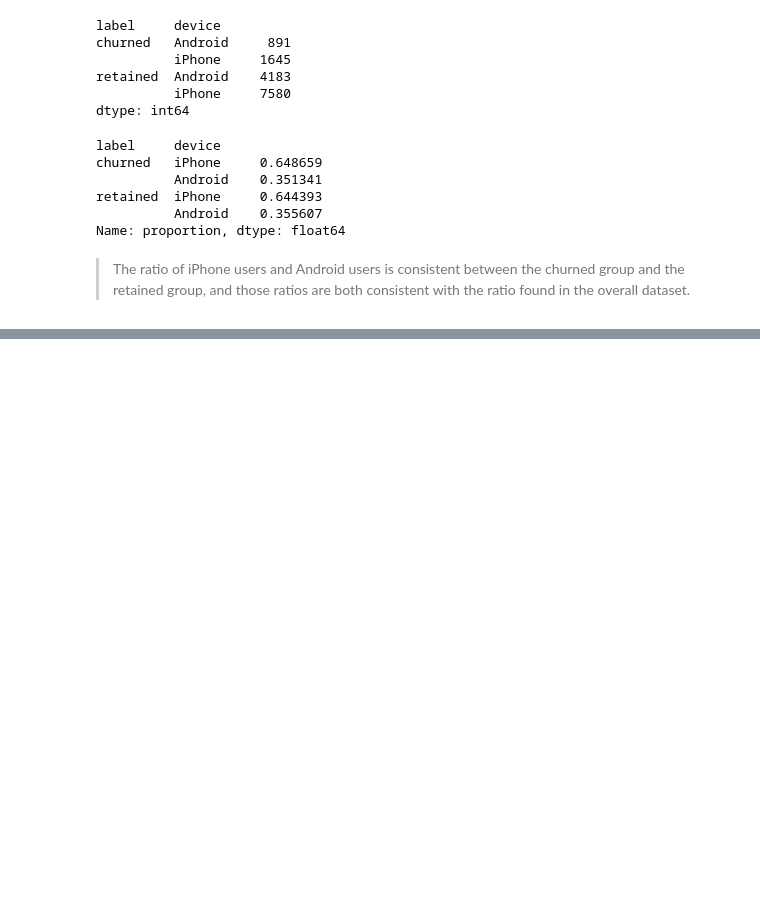
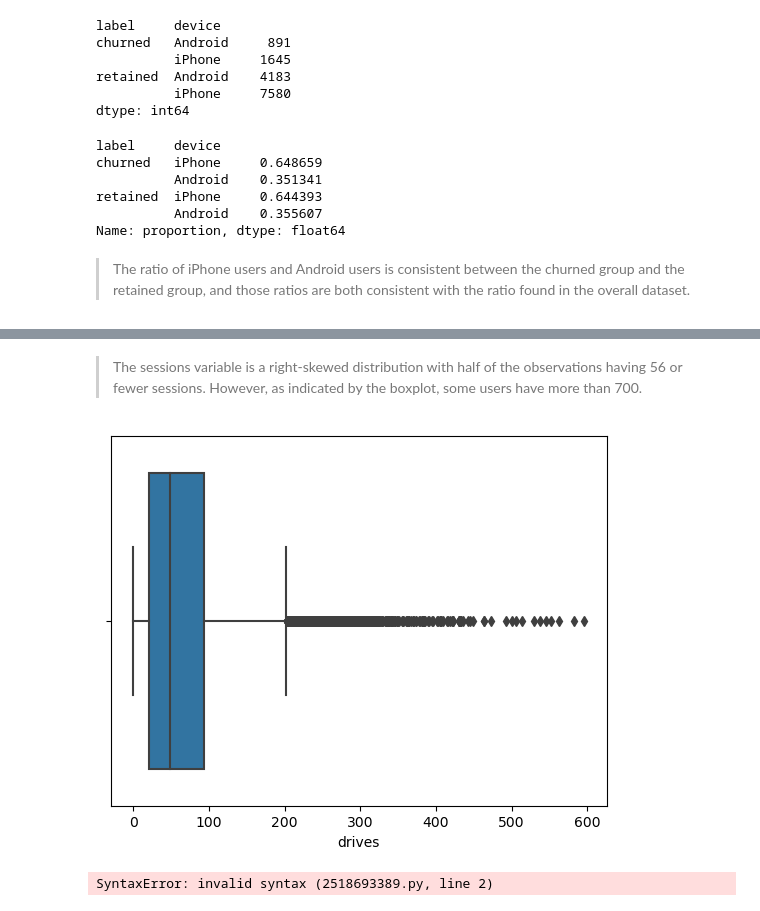
Before and after one commit to alishanstyles/Waze, a Jupyter notebook: Untitled.ipynb, the cells around one changed output, grey strips where cells are left out. Saved outputs shown, nothing was run; the diff lists cells and outputs as text; code cells hidden in the pictures; blank space fills up the shorter version.

```diff
--- a/Untitled.ipynb
+++ b/Untitled.ipynb
@@ -199,0 +228,12 @@ Name: proportion, dtype: float64
+# %% [markdown]
+> The sessions variable is a right-skewed distribution with half of the observations having 56 or fewer sessions. However, as indicated by the boxplot, some users have more than 700.
+# %%
+sns.boxplot(data = df,
+            x = 'drives');
+# %% [output]
+[figure, added]
+# %%
+sns.histplot(data = df,
+             x = ;driver);
+# %% [output]
+SyntaxError: invalid syntax (2518693389.py, line 2)
```
Also changed, not shown: parts of 5 cells of this notebook.
